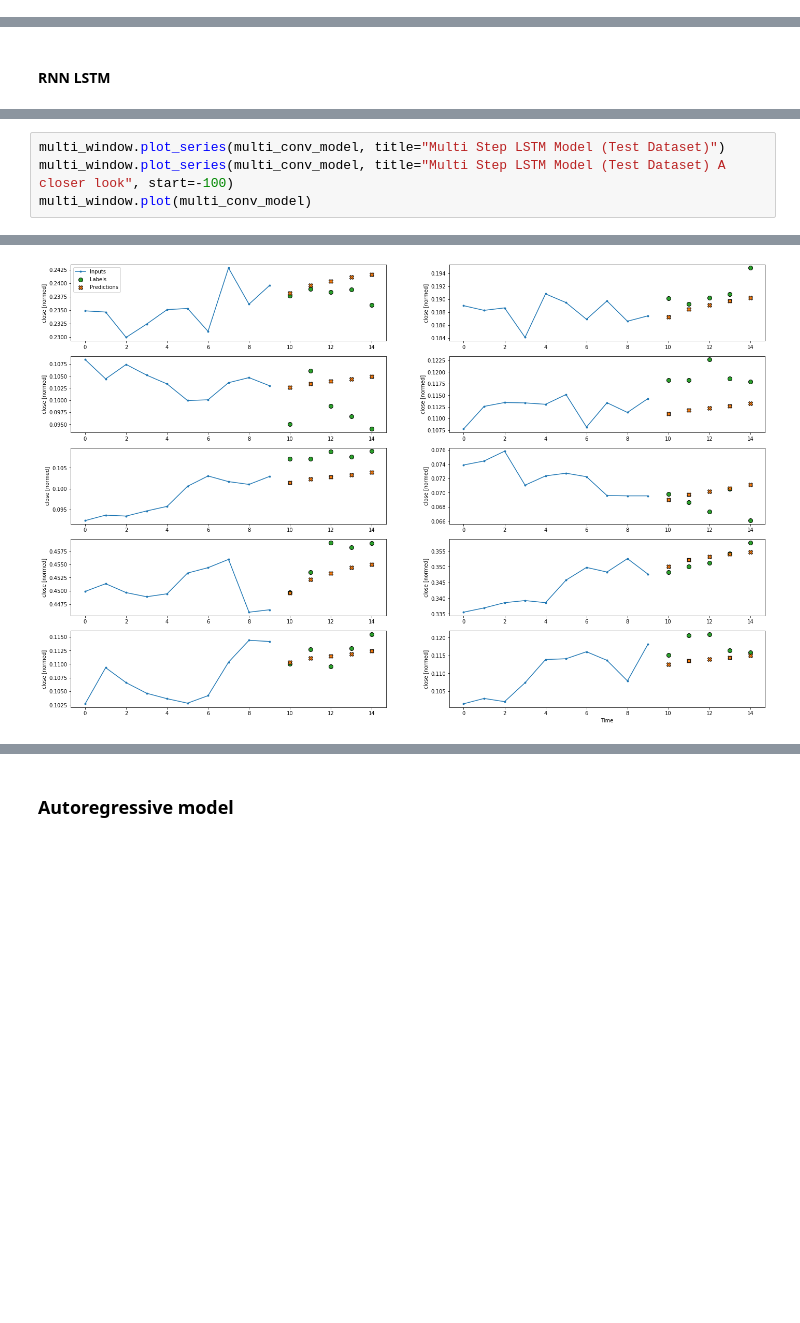
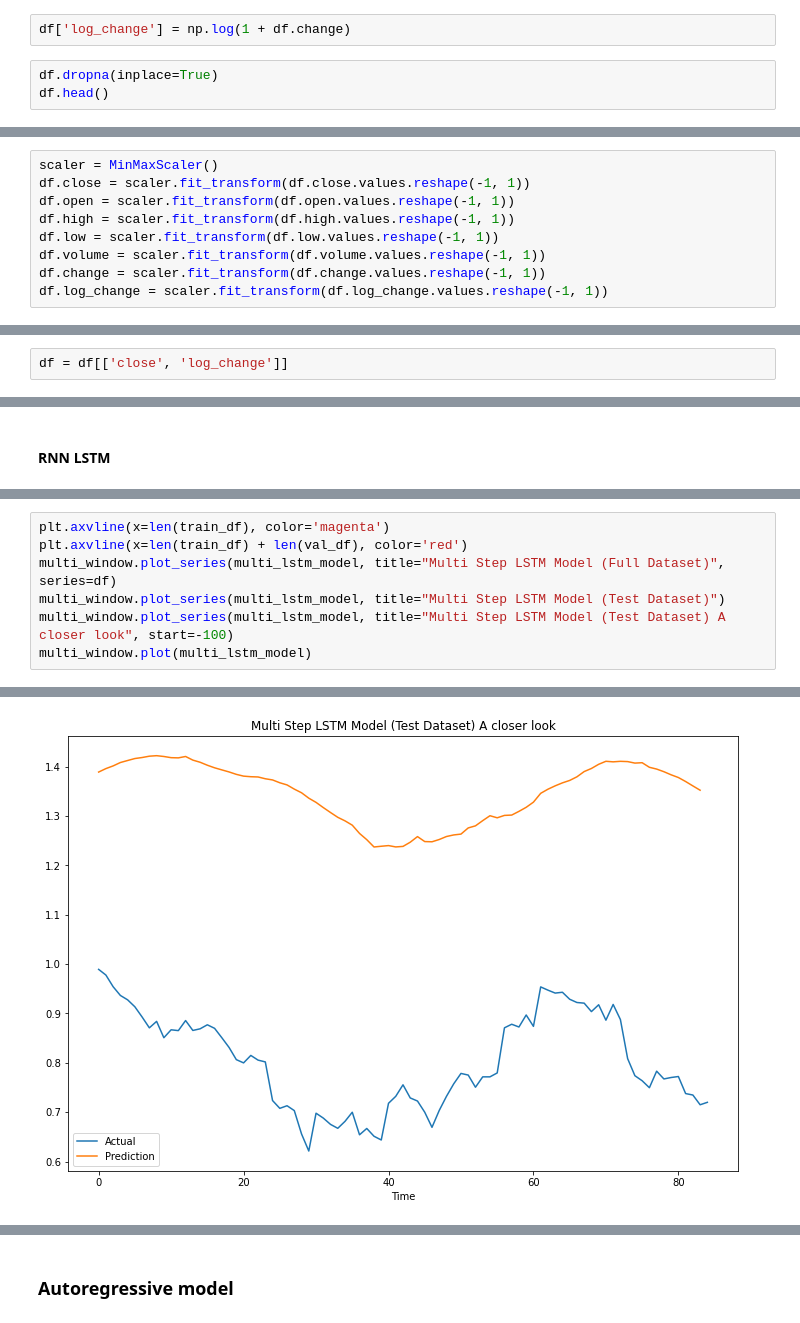
Before and after one commit to iislamm/stock-prices-prediction, a Jupyter notebook: stocks_prediction.ipynb, the cells around one changed output, grey strips where cells are left out. Cells and saved outputs as stored; diff of their text form; blank space fills up the shorter version.

```diff
--- a/stocks_prediction.ipynb
+++ b/stocks_prediction.ipynb
@@ -74,0 +76,5 @@ df.volume = scaler.fit_transform(df.volume.values.reshape(-1, 1))
+# %%
+df['log_change'] = np.log(1 + df.change)
+# %%
+df.dropna(inplace=True)
+df.head()
@@ -80,3 +94,12 @@ plt.show()
+# %%
+scaler = MinMaxScaler()
+df.close = scaler.fit_transform(df.close.values.reshape(-1, 1))
+df.open = scaler.fit_transform(df.open.values.reshape(-1, 1))
+df.high = scaler.fit_transform(df.high.values.reshape(-1, 1))
+df.low = scaler.fit_transform(df.low.values.reshape(-1, 1))
+df.volume = scaler.fit_transform(df.volume.values.reshape(-1, 1))
+df.change = scaler.fit_transform(df.change.values.reshape(-1, 1))
+df.log_change = scaler.fit_transform(df.log_change.values.reshape(-1, 1))
 # %% [markdown]
 Split the data using (70, 20, 10)
 # %%
@@ -90,4 +115,6 @@ volume    0
 dtype: int64
+# %%
+df = df[['close', 'log_change']]
 # %%
 n = len(df)
 train_df = df[0:int(n*0.7)]
@@ -489,5 +526,8 @@ multi_performance['LSTM'] = multi_lstm_model.evaluate(multi_window.test, verbose
 # %%
-multi_window.plot_series(multi_conv_model, title="Multi Step LSTM Model (Test Dataset)")
-multi_window.plot_series(multi_conv_model, title="Multi Step LSTM Model (Test Dataset) A closer look", start=-100)
-multi_window.plot(multi_conv_model)
+plt.axvline(x=len(train_df), color='magenta')
+plt.axvline(x=len(train_df) + len(val_df), color='red')
+multi_window.plot_series(multi_lstm_model, title="Multi Step LSTM Model (Full Dataset)", series=df)
+multi_window.plot_series(multi_lstm_model, title="Multi Step LSTM Model (Test Dataset)")
+multi_window.plot_series(multi_lstm_model, title="Multi Step LSTM Model (Test Dataset) A closer look", start=-100)
+multi_window.plot(multi_lstm_model)
 # %% [output]
@@ -496 +536 @@ multi_window.plot(multi_conv_model)
-[figure, old version]
+[figure, new version]
```
Also changed, not shown: parts of 44 cells of this notebook.
